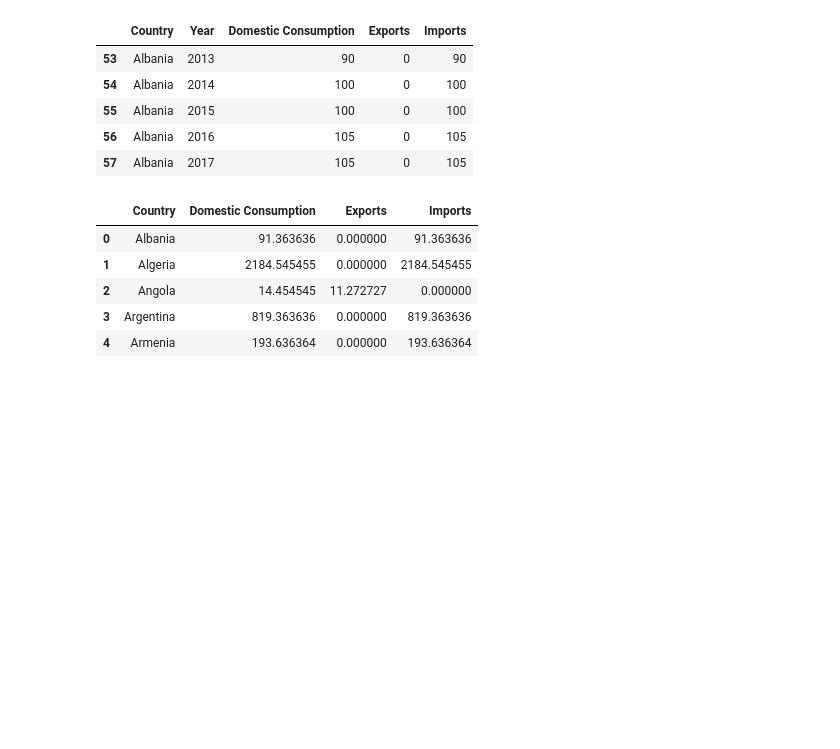
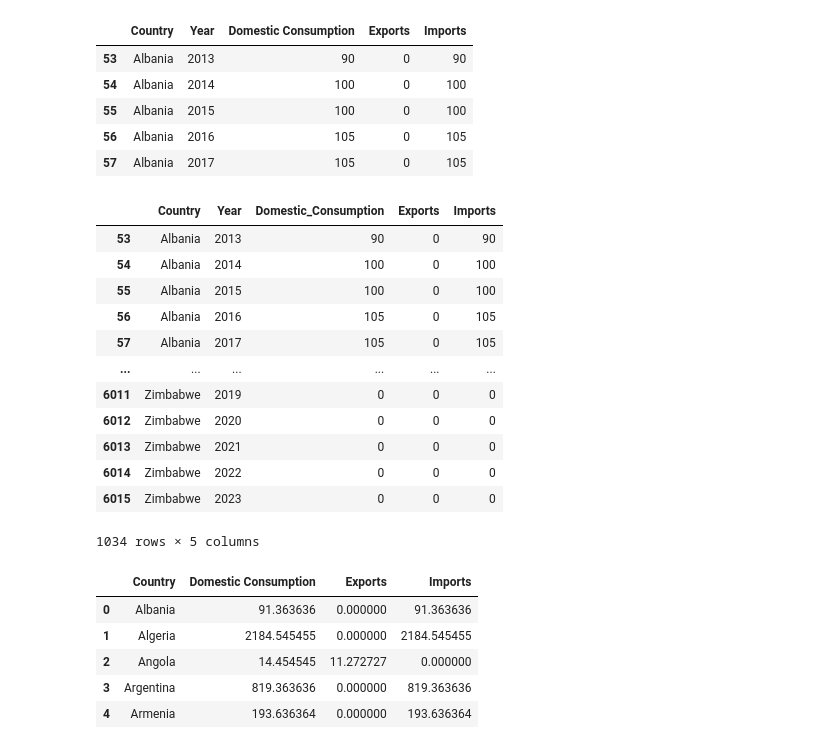
Before and after one commit to coopachupa/Project-3-, a Jupyter notebook: Nurmaa (NKD)/Cleaning and analysis.ipynb, the cells around one changed output. Drawn from its saved outputs; the diff is of its cells as text; code cells hidden in the pictures; blank space fills up the shorter version.

```diff
--- a/Nurmaa (NKD)/Cleaning and analysis.ipynb
+++ b/Nurmaa (NKD)/Cleaning and analysis.ipynb
@@ -232,0 +258,18 @@ stats_dropped_df.head()
+# %%
+# Renaming columns for SQL.
+SQL_stats_dropped_df = stats_dropped_df.copy()
+SQL_stats_dropped_df.rename(columns = {'Domestic Consumption': 'Domestic_Consumption'})
+# %% [output]
+|  | Country | Year | Domestic_Consumption | Exports | Imports |
+| 53 | Albania | 2013 | 90 | 0 | 90 |
+| 54 | Albania | 2014 | 100 | 0 | 100 |
+| 55 | Albania | 2015 | 100 | 0 | 100 |
+| 56 | Albania | 2016 | 105 | 0 | 105 |
+| 57 | Albania | 2017 | 105 | 0 | 105 |
+| ... | ... | ... | ... | ... | ... |
+| 6011 | Zimbabwe | 2019 | 0 | 0 | 0 |
+| 6012 | Zimbabwe | 2020 | 0 | 0 | 0 |
+| 6013 | Zimbabwe | 2021 | 0 | 0 | 0 |
+| 6014 | Zimbabwe | 2022 | 0 | 0 | 0 |
+| 6015 | Zimbabwe | 2023 | 0 | 0 | 0 |
+1034 rows × 5 columns
```
Also changed, not shown: parts of 18 cells of this notebook, 1 other file.
